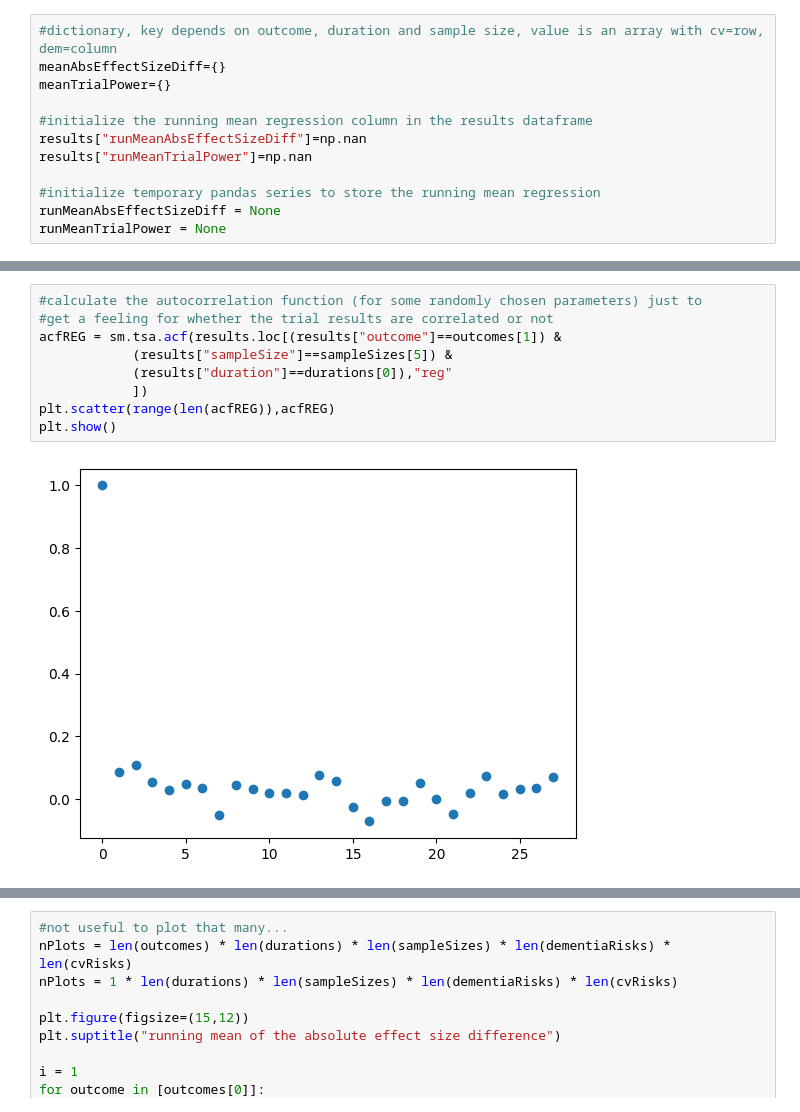
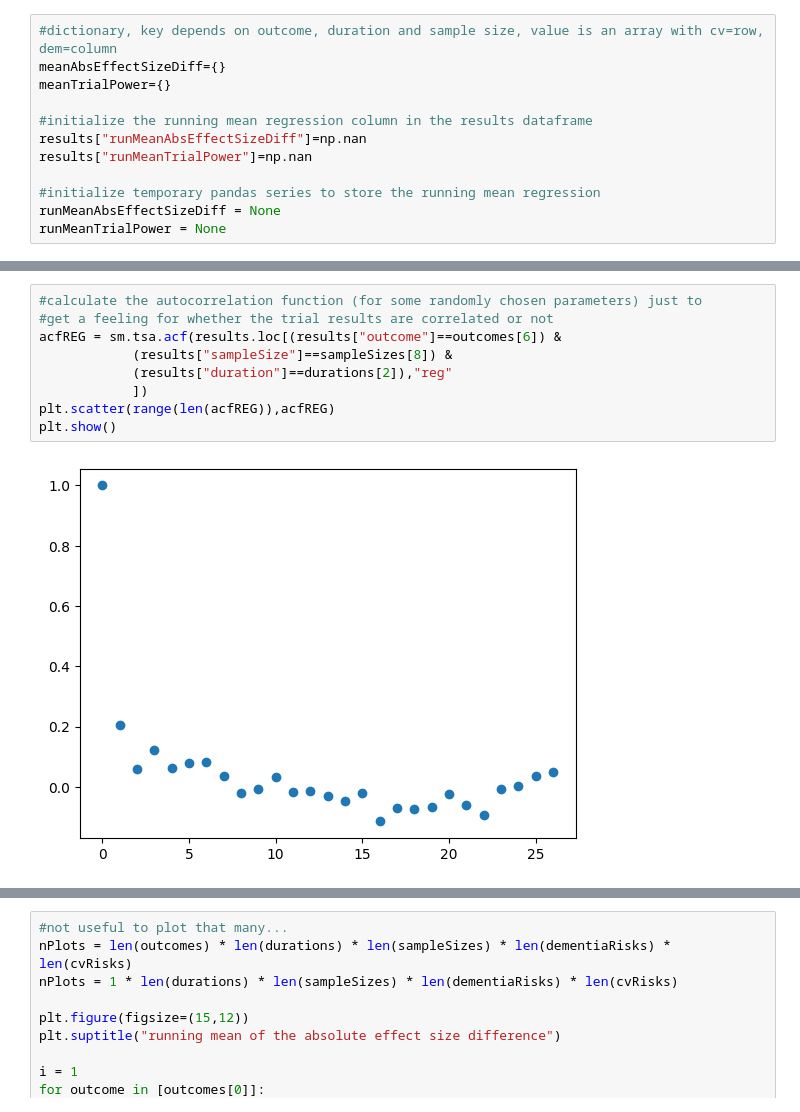
Before and after one commit to deligkaris/microsimNotebooks, a Jupyter notebook: convergenceOfTrialsetResults.ipynb, the cells around one changed output, grey strips where cells are left out. Drawn from its saved outputs; the diff is of its cells as text.

```diff
--- a/convergenceOfTrialsetResults.ipynb
+++ b/convergenceOfTrialsetResults.ipynb
@@ -122,11 +122,11 @@ Wall time: 11.4 s
 # %%
 #calculate the autocorrelation function (for some randomly chosen parameters) just to
 #get a feeling for whether the trial results are correlated or not
-acfREG = sm.tsa.acf(results.loc[(results["outcome"]==outcomes[1]) &
-            (results["sampleSize"]==sampleSizes[5]) &
-            (results["duration"]==durations[0]),"reg"
+acfREG = sm.tsa.acf(results.loc[(results["outcome"]==outcomes[6]) &
+            (results["sampleSize"]==sampleSizes[8]) &
+            (results["duration"]==durations[2]),"reg"
             ])
 plt.scatter(range(len(acfREG)),acfREG)
 plt.show()
 # %% [output]
-[figure, old version]
+[figure, new version]
```
Also changed, not shown: parts of 7 cells of this notebook.
